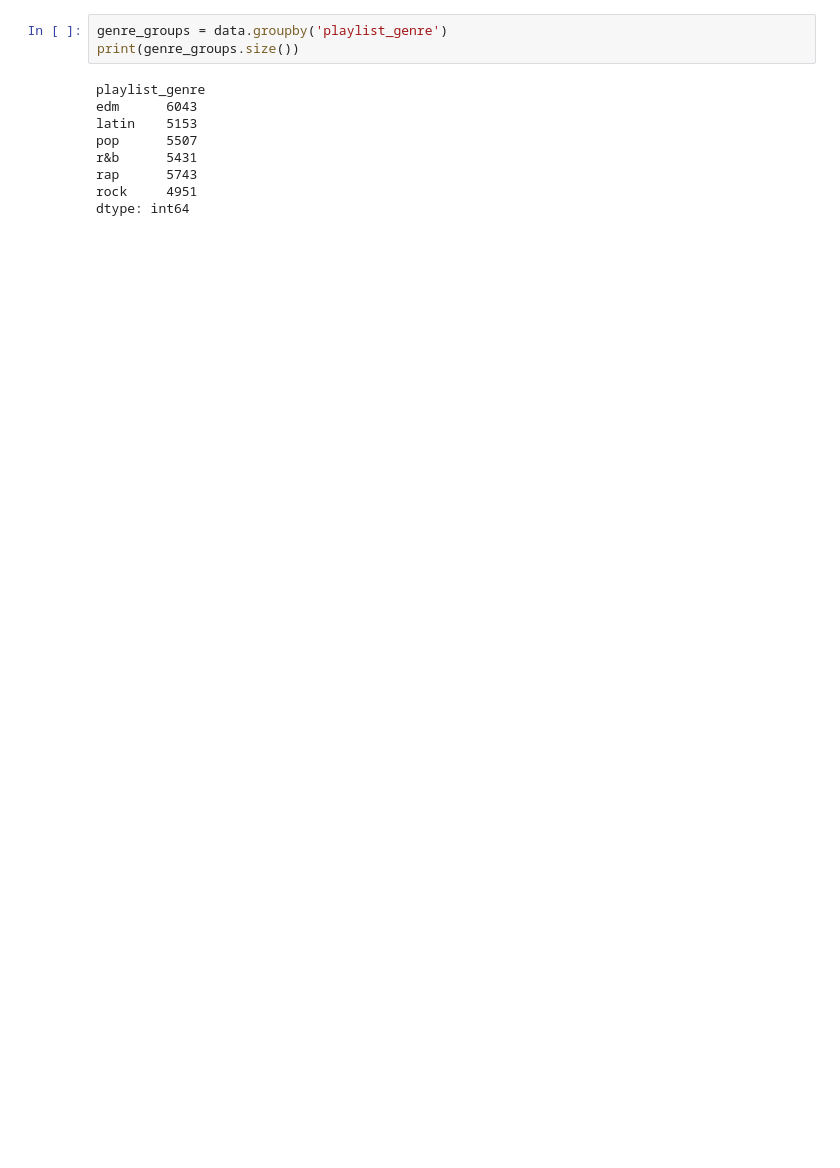
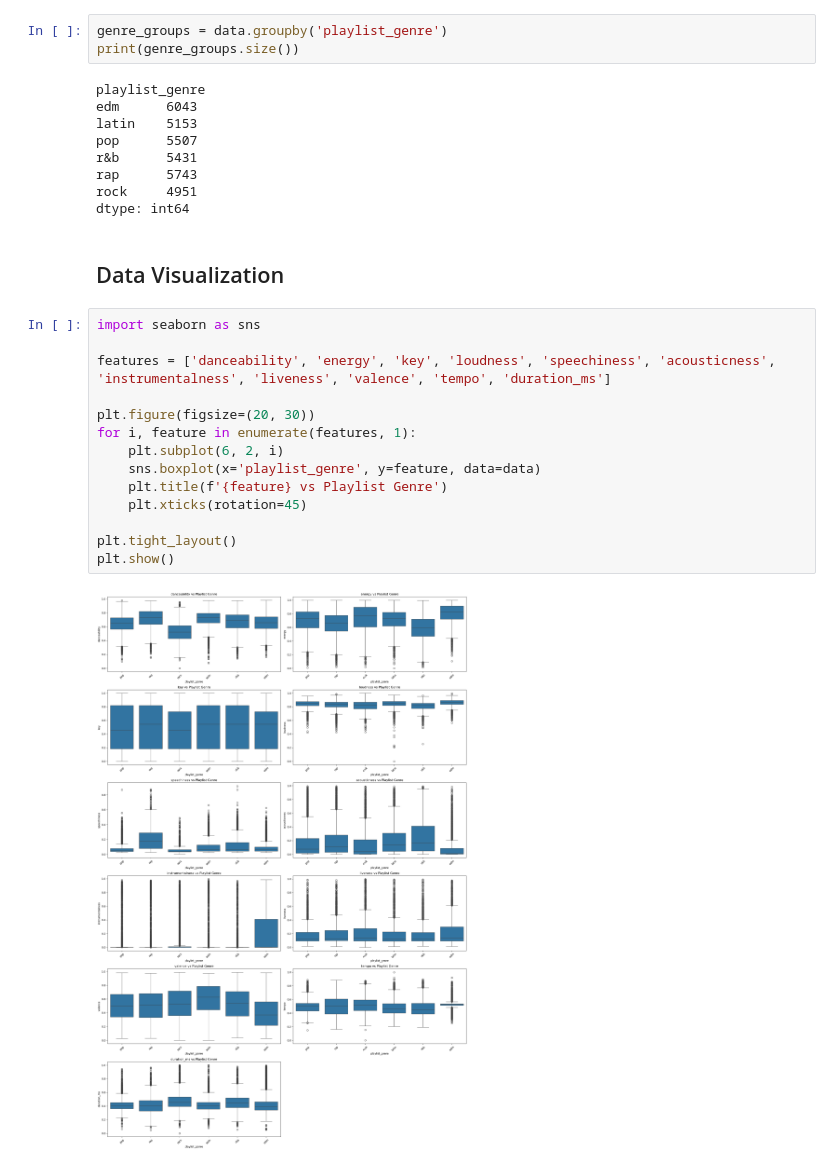
Before and after one commit to liqiyu126/Spotify_songs_ml_project, a Jupyter notebook: main.ipynb, the cells around one changed output. Drawn from its saved outputs; the diff is of its cells as text; blank space fills up the shorter version.

```diff
--- a/main.ipynb
+++ b/main.ipynb
@@ -86,3 +86,21 @@ r&b      5431
 rap      5743
 rock     4951
 dtype: int64
+# %% [markdown]
+## Data Visualization
+# %%
+import seaborn as sns
+
+features = ['danceability', 'energy', 'key', 'loudness', 'speechiness', 'acousticness', 'instrumentalness', 'liveness', 'valence', 'tempo', 'duration_ms']
+
+plt.figure(figsize=(20, 30))
+for i, feature in enumerate(features, 1):
+    plt.subplot(6, 2, i)
+    sns.boxplot(x='playlist_genre', y=feature, data=data)
+    plt.title(f'{feature} vs Playlist Genre')
+    plt.xticks(rotation=45)
+
+plt.tight_layout()
+plt.show()
+# %% [output]
+[figure, added]
```
Also changed, not shown: parts of 3 cells of this notebook.
